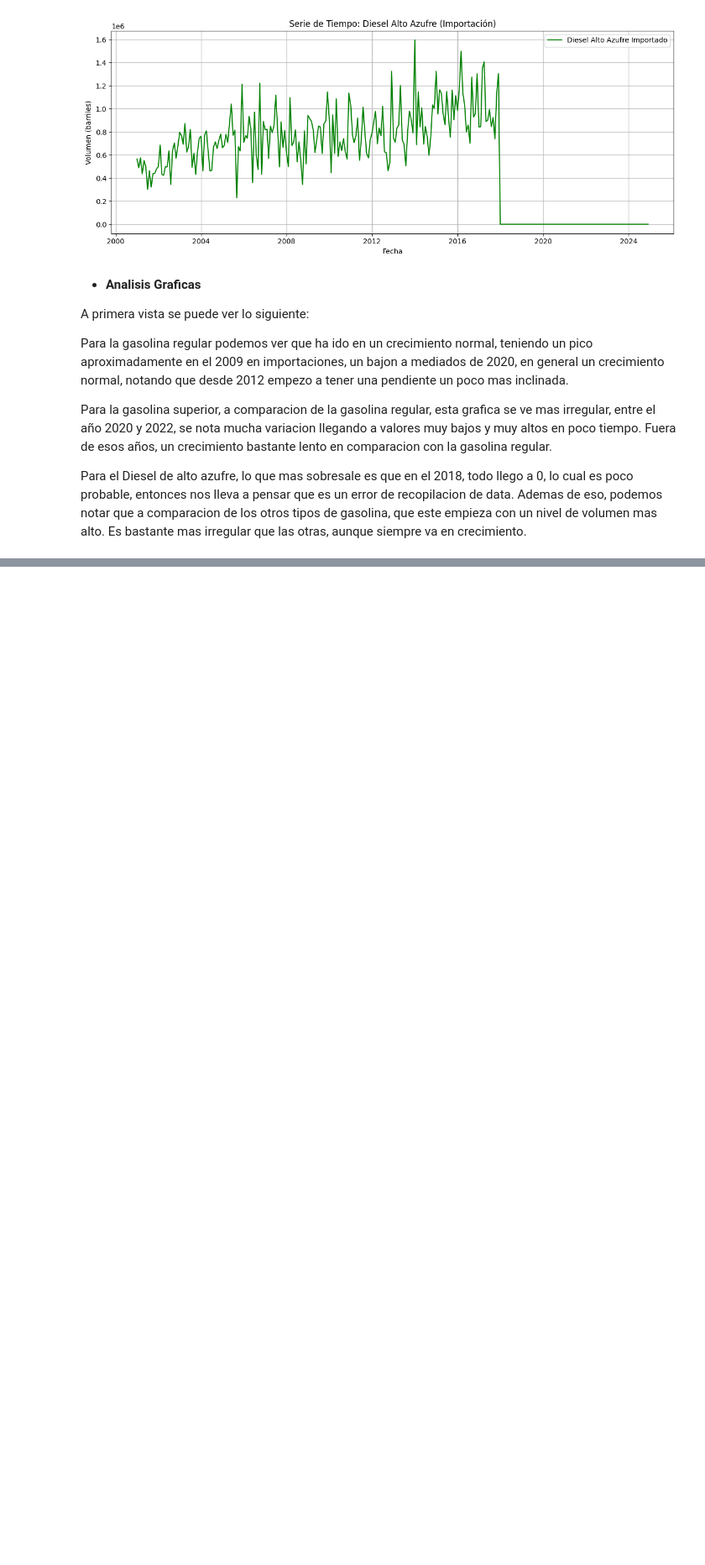
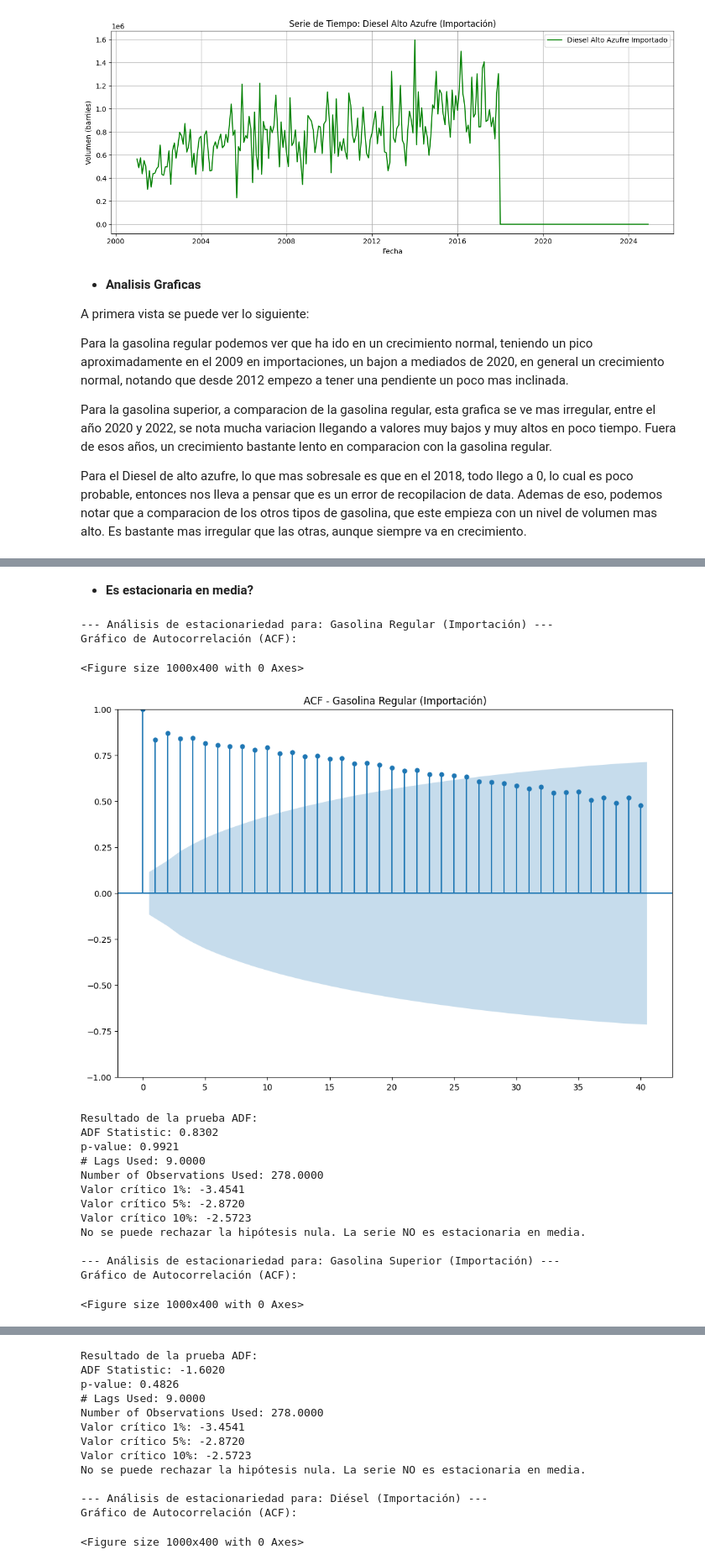
Before and after one commit to Czar272/Lab1_DS, a Jupyter notebook: main.ipynb, the cells around one changed output, grey strips where cells are left out. Shown at 84% size. Cells and saved outputs as stored; diff of their text form; code cells hidden in the pictures; blank space fills up the shorter version.

```diff
--- a/main.ipynb
+++ b/main.ipynb
@@ -377,0 +452,50 @@ Los residuos, es decir, la parte no explicada por la tendencia ni la estacionali
+# %% [markdown]
+- __Es estacionaria en media?__
+# %%
+# Función para analizar estacionariedad en media
+def analizar_estacionariedad(serie, nombre):
+    print(f"\n--- Análisis de estacionariedad para: {nombre} ---")
+
+    # 1. Gráfico de ACF
+    print("Gráfico de Autocorrelación (ACF):")
+    plt.figure(figsize=(10, 4))
+    plot_acf(serie.dropna(), lags=40)
+    plt.title(f"ACF - {nombre}")
+    plt.show()
+
+    # 2. Prueba Dickey-Fuller aumentada (ADF)
+    print("Resultado de la prueba ADF:")
+    resultado_adf = adfuller(serie.dropna())
+    etiquetas = ['ADF Statistic', 'p-value', '# Lags Used', 'Number of Observations Used']
+    for i, valor in enumerate(resultado_adf[:4]):
+        print(f"{etiquetas[i]}: {valor:.4f}")
+    for clave, valor in resultado_adf[4].items():
+        print(f"Valor crítico {clave}: {valor:.4f}")
+
+    if resultado_adf[1] > 0.05:
+        print("No se puede rechazar la hipótesis nula. La serie NO es estacionaria en media.")
+    else:
+        print("Se rechaza la hipótesis nula. La serie es estacionaria en media.")
+
+# Ejecutar para cada serie
+analizar_estacionariedad(serie_gasolina_regular, "Gasolina Regular (Importación)")
+analizar_estacionariedad(serie_gasolina_superior, "Gasolina Superior (Importación)")
+analizar_estacionariedad(serie_diesel, "Diésel (Importación)")
+# %% [output]
+--- Análisis de estacionariedad para: Gasolina Regular (Importación) ---
+Gráfico de Autocorrelación (ACF):
+<Figure size 1000x400 with 0 Axes>
+[figure, added]
+Resultado de la prueba ADF:
+ADF Statistic: 0.8302
+p-value: 0.9921
+# Lags Used: 9.0000
+Number of Observations Used: 278.0000
+Valor crítico 1%: -3.4541
+Valor crítico 5%: -2.8720
+Valor crítico 10%: -2.5723
+No se puede rechazar la hipótesis nula. La serie NO es estacionaria en media.
+
+--- Análisis de estacionariedad para: Gasolina Superior (Importación) ---
+Gráfico de Autocorrelación (ACF):
+<Figure size 1000x400 with 0 Axes>
@@ -377,0 +503,13 @@ Los residuos, es decir, la parte no explicada por la tendencia ni la estacionali
+Resultado de la prueba ADF:
+ADF Statistic: -1.6020
+p-value: 0.4826
+# Lags Used: 9.0000
+Number of Observations Used: 278.0000
+Valor crítico 1%: -3.4541
+Valor crítico 5%: -2.8720
+Valor crítico 10%: -2.5723
+No se puede rechazar la hipótesis nula. La serie NO es estacionaria en media.
+
+--- Análisis de estacionariedad para: Diésel (Importación) ---
+Gráfico de Autocorrelación (ACF):
+<Figure size 1000x400 with 0 Axes>
```
Also changed, not shown: parts of 21 cells of this notebook.
